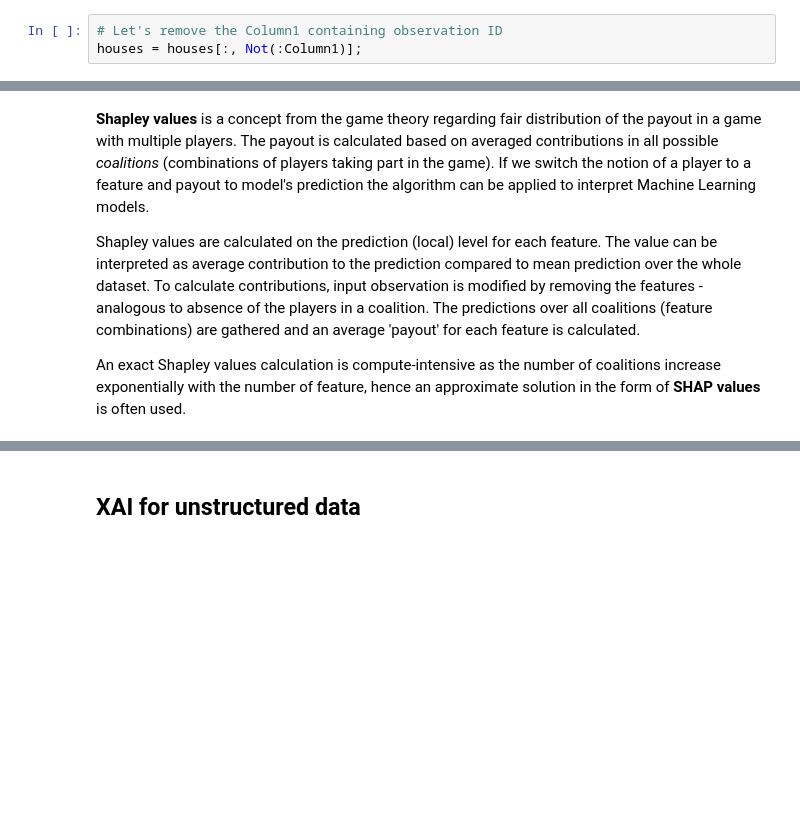
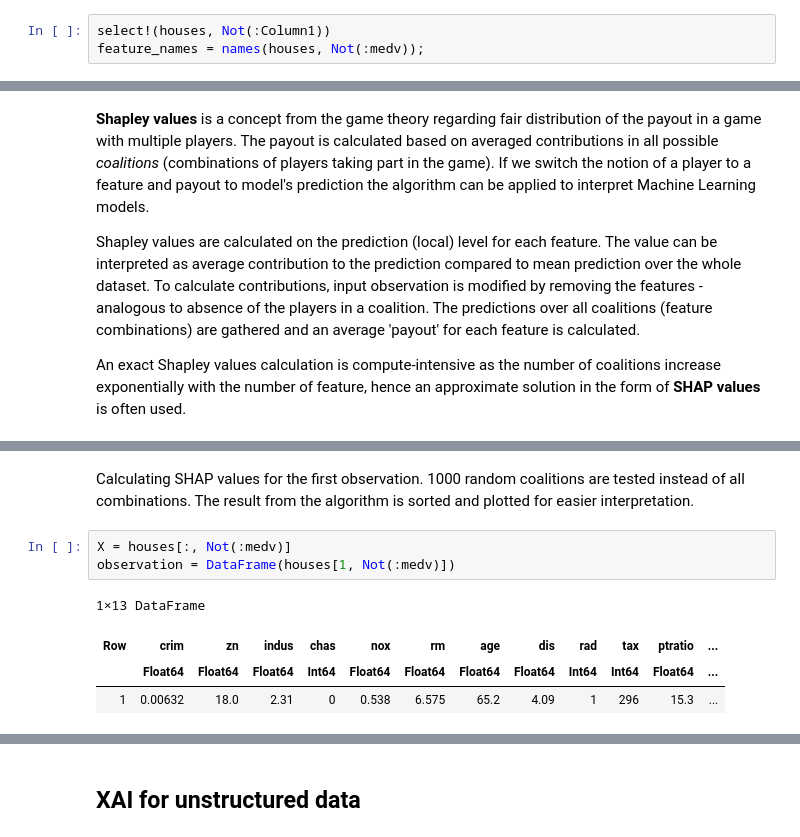
Before and after one commit to KrainskiL/JuliaDataScienceTutorial, a Jupyter notebook: Class6/Explaining The Models - Interpretable AI.ipynb, the cells around one changed output, grey strips where cells are left out. Cells and saved outputs as stored; diff of their text form; blank space fills up the shorter version.

```diff
--- a/Class6/Explaining The Models - Interpretable AI.ipynb
+++ b/Class6/Explaining The Models - Interpretable AI.ipynb
@@ -51,3 +57,3 @@ Our task is to predict the median house value (MEDV) based on all other availabl
 # %%
-# Let's remove the Column1 containing observation ID
-houses = houses[:, Not(:Column1)];
+select!(houses, Not(:Column1))
+feature_names = names(houses, Not(:medv));
@@ -205,0 +306,10 @@ end
+# %% [markdown]
+Calculating SHAP values for the first observation. 1000 random coalitions are tested instead of all combinations. The result from the algorithm is sorted and plotted for easier interpretation.
+# %%
+X = houses[:, Not(:medv)]
+observation = DataFrame(houses[1, Not(:medv)])
+# %% [output]
+1×13 DataFrame
+| Row | crim | zn | indus | chas | nox | rm | age | dis | rad | tax | ptratio | ... |
+|  | Float64 | Float64 | Float64 | Int64 | Float64 | Float64 | Float64 | Float64 | Int64 | Int64 | Float64 | ... |
+| 1 | 0.00632 | 18.0 | 2.31 | 0 | 0.538 | 6.575 | 65.2 | 4.09 | 1 | 296 | 15.3 | ... |
```
Also changed, not shown: parts of 88 cells of this notebook, 4 other files.
